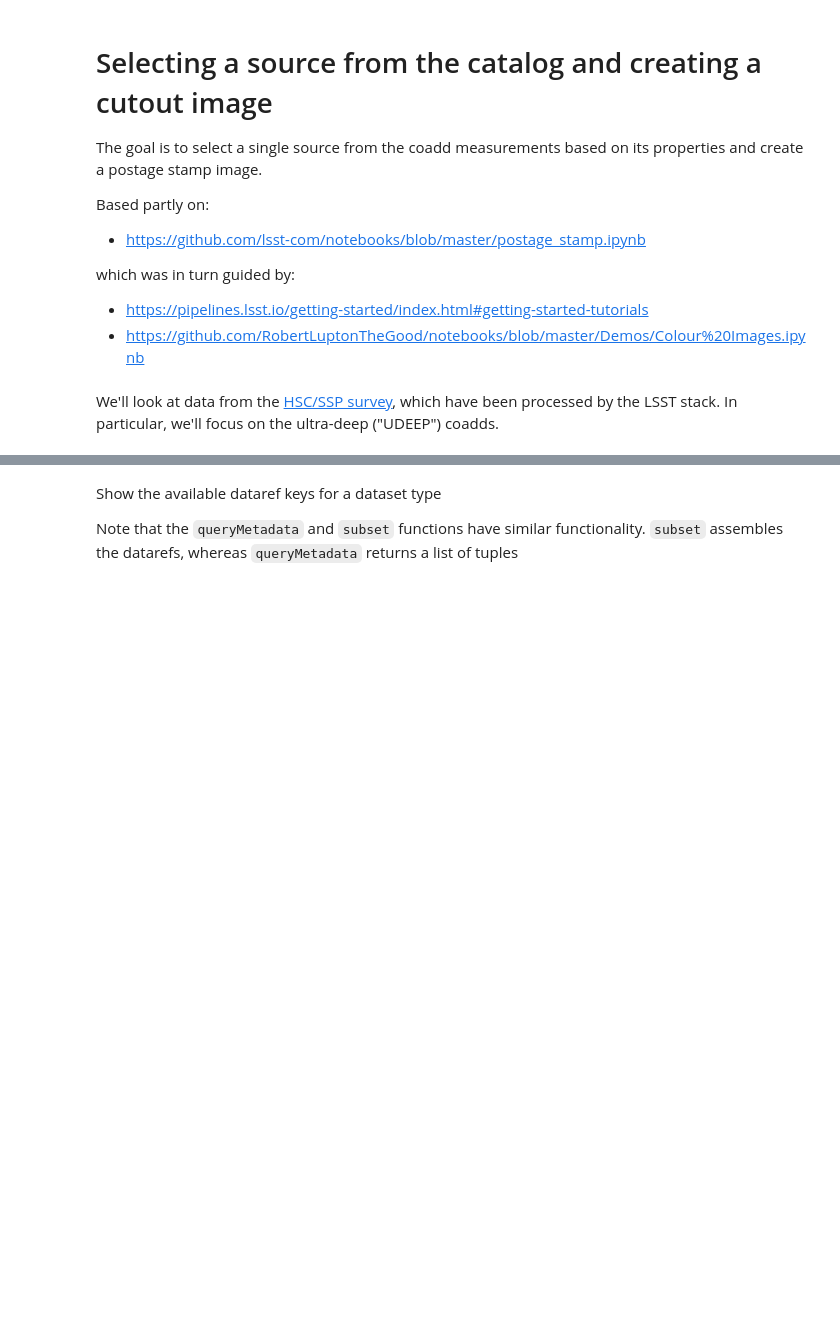
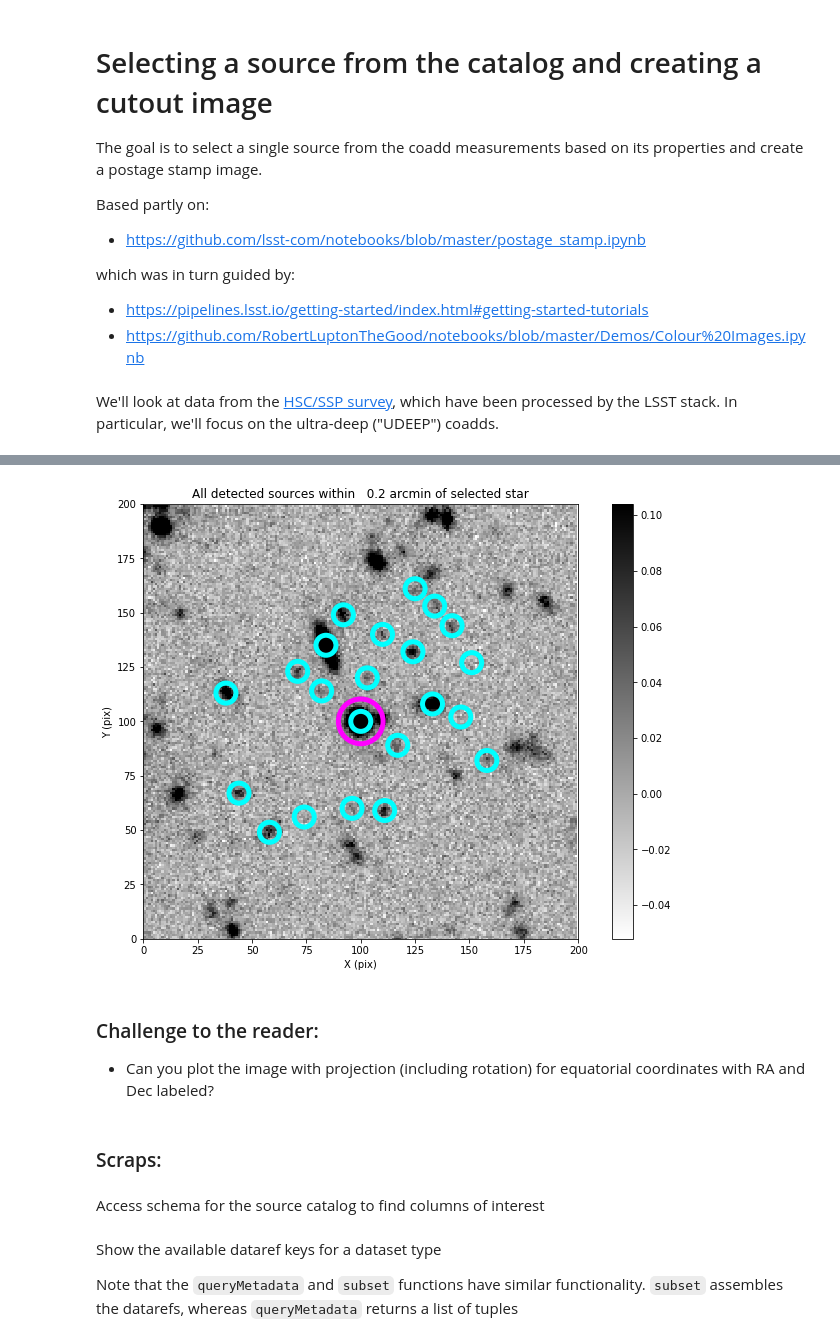
Before and after one commit to lsst-sqre/system-test, a Jupyter notebook: postage_stamp.ipynb, the cells around one changed output, grey strips where cells are left out. Drawn from its saved outputs; the diff is of its cells as text; code cells hidden in the pictures; blank space fills up the shorter version.

```diff
--- a/postage_stamp.ipynb
+++ b/postage_stamp.ipynb
@@ -43,0 +220,8 @@ deep_coadd = butler.get('deepCoadd_forced_src', dataId=dataid)
+# %%
+# Export the sources as an Astropy table:
+src_tab = my_src.asAstropy()
+
+# Create an Astropy "SkyCoord" object with the coordinates of all the sources:
+src_coord = coord.SkyCoord(src_tab['coord_ra'],src_tab['coord_dec'])
+# Select the PSF star plotted above:
+selected_src_coord = src_coord[index]
@@ -43,0 +238,29 @@ deep_coadd = butler.get('deepCoadd_forced_src', dataId=dataid)
+# %%
+vmin, vmax = zscale.get_limits(cutout_image.image.array)
+# Get the dimensions of the image so we can set plot limits
+imsize = cutout_image.getDimensions()
+plt.imshow(cutout_image.image.array, vmin=vmin, vmax=vmax, cmap='binary')
+# Set the plot range to the dimensions:
+plt.xlim(0,imsize[0])
+plt.ylim(0,imsize[1])
+plt.colorbar()
+plt.xlabel('X (pix)')
+plt.ylabel('Y (pix)')
+plt.title(f'All detected sources within {sep_arcmin:5.2} arcmin of selected star')
+#dir(xy)
+plt.scatter(xy.getX()-xy0_cutout.getX(), xy.getY()-xy0_cutout.getY(), color='none', edgecolor='magenta', s=2000, linewidth=5)
+
+for nearby in nearby_src[0]:
+    ra_tmp, dec_tmp = my_src['coord_ra'][nearby], my_src['coord_dec'][nearby] # Radians
+    radec_tmp = afwGeom.SpherePoint(ra_tmp, dec_tmp, afwGeom.radians)
+    xy_tmp = afwGeom.Point2I(my_wcs.skyToPixel(radec_tmp))
+    plt.scatter(xy_tmp.getX()-xy0_cutout.getX(), xy_tmp.getY()-xy0_cutout.getY(), color='none', edgecolor='cyan', s=400, linewidth=5)
+# %% [output]
+[figure, added]
+# %% [markdown]
+### Challenge to the reader:
+* Can you plot the image with projection (including rotation) for equatorial coordinates with RA and Dec labeled?
+# %% [markdown]
+### Scraps:
+# %% [markdown]
+Access schema for the source catalog to find columns of interest
```
Also changed, not shown: parts of 35 cells of this notebook.
